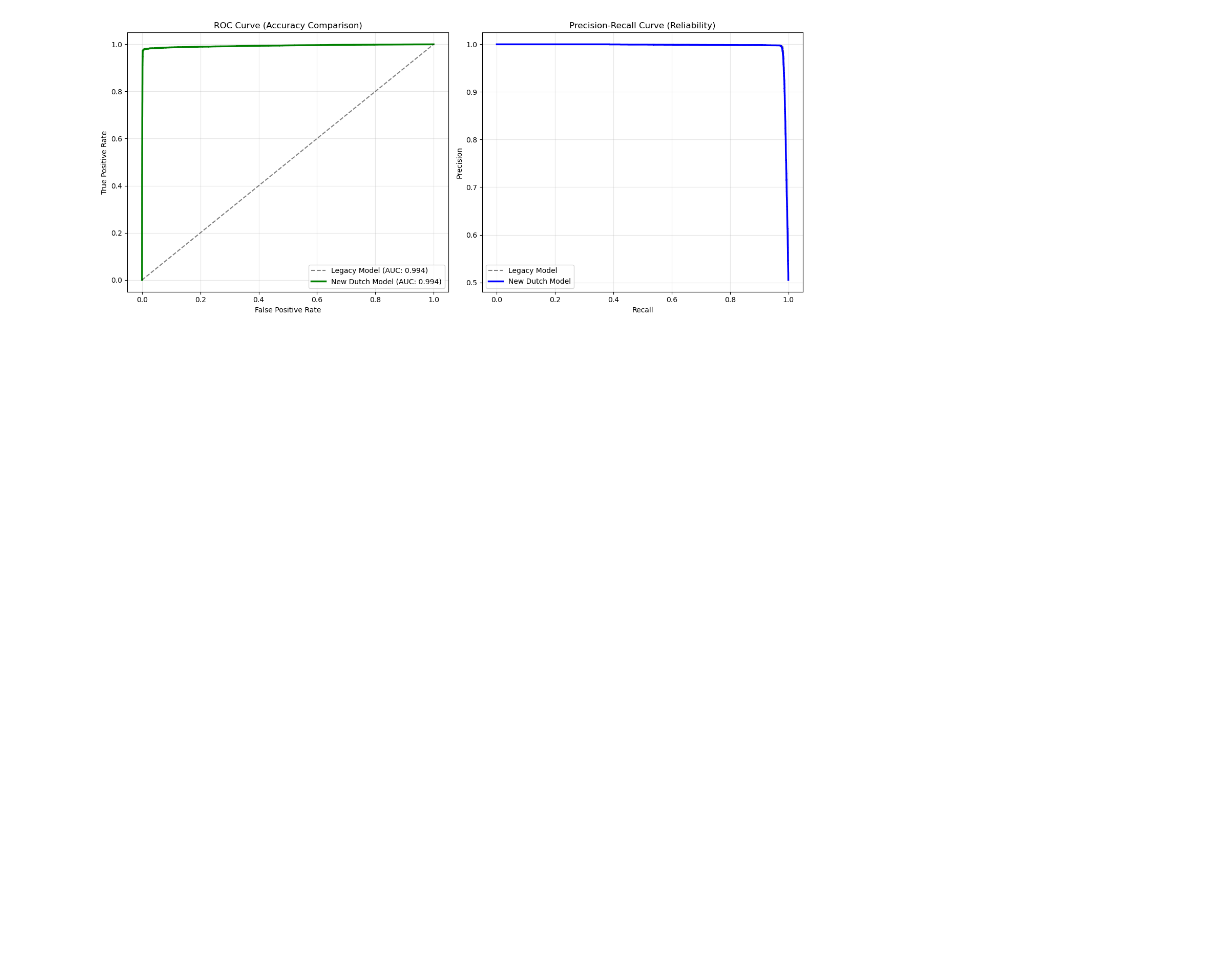
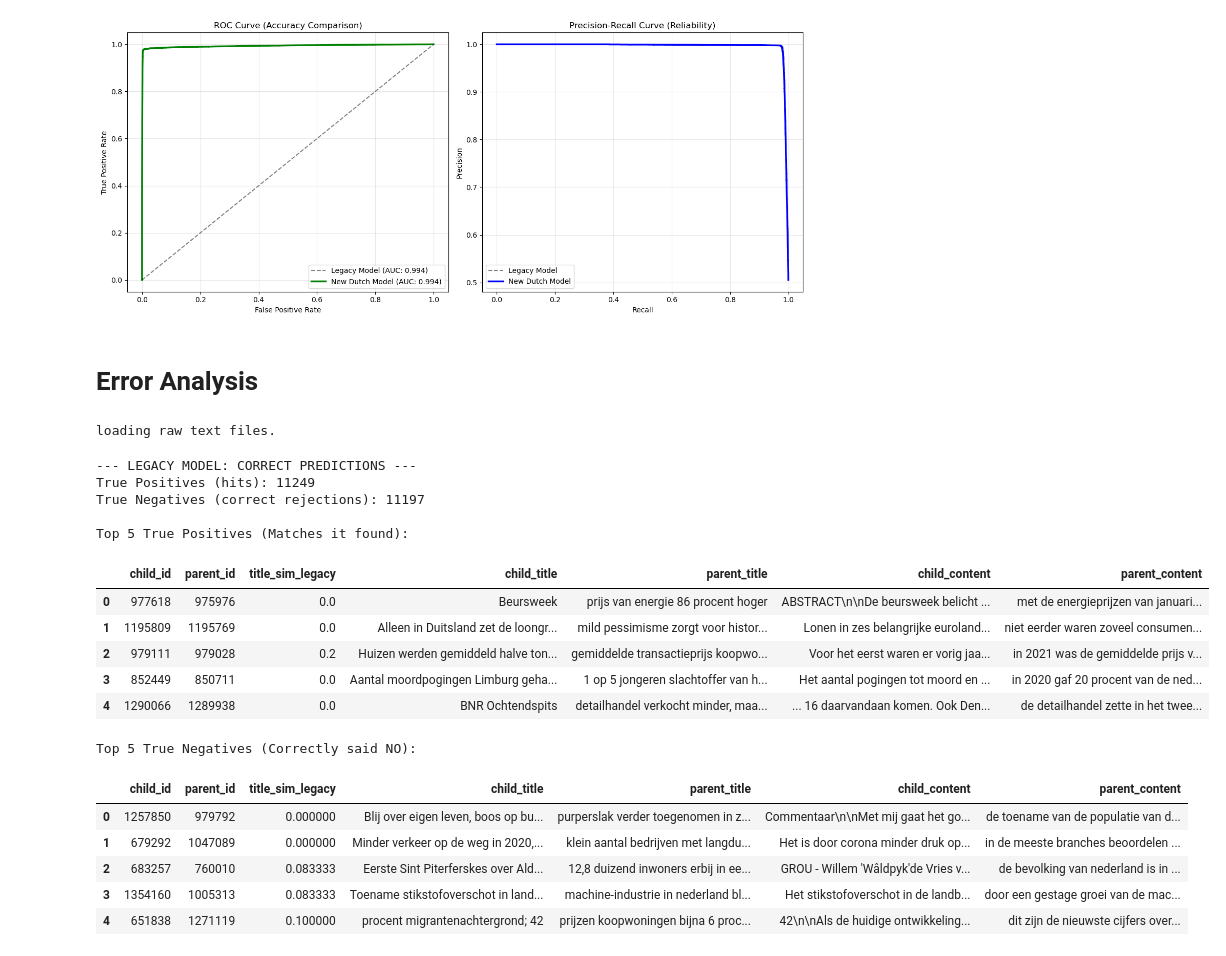
Before and after one commit to slaaziz/CBS, a Jupyter notebook: rf_models_reconstructed.ipynb, the cells around one changed output. Cells and saved outputs as stored; diff of their text form; code cells hidden in the pictures; blank space fills up the shorter version.

```diff
--- a/rf_models_reconstructed.ipynb
+++ b/rf_models_reconstructed.ipynb
@@ -212,3 +210,69 @@ plt.tight_layout()
 plt.show()
 # %% [output]
 [figure]
+# %% [markdown]
+# Error Analysis
+# %%
+# setting pandas to show full text
+pd.set_option('display.max_colwidth', None)
+pd.set_option('display.max_rows', 50)
+
+# loading the big csv files once so we dont have to keep doing it
+print("loading raw text files.")
+# using just the cols we need
+children_df = pd.read_csv('data/full_children.csv', usecols=['id', 'title', 'content'])
+parents_df = pd.read_csv('data/full_parents.csv', usecols=['id', 'title', 'content'])
+
+# renaming to make the merge easy
+children_df = children_df.rename(columns={'id': 'child_id', 'title': 'child_title', 'content': 'child_content'})
+parents_df = parents_df.rename(columns={'id': 'parent_id', 'title': 'parent_title', 'content': 'parent_content'})
+# %% [output]
+loading raw text files.
+# %%
+print("\n--- LEGACY MODEL: CORRECT PREDICTIONS ---")
+
+# loading the legacy model
+with open('model_rf_initial.pkl', 'rb') as f:
+    model_legacy = pickle.load(f)
+
+# predicting
+cols_legacy = ['title_sim_legacy', 'content_sim_legacy', 'date_binary']
+preds_legacy = model_legacy.predict(test_set[cols_legacy])
+df_legacy = test_set.copy()
+df_legacy['pred'] = preds_legacy
+
+# filtering for correct stuff
+tp_legacy = df_legacy[(df_legacy['pred'] == 1) & (df_legacy['match'] == 1)] # true positives
+tn_legacy = df_legacy[(df_legacy['pred'] == 0) & (df_legacy['match'] == 0)] # true negatives
+
+print(f"True Positives (hits): {len(tp_legacy)}")
+print(f"True Negatives (correct rejections): {len(tn_legacy)}")
+
+# displaying content for TP
+print("\nTop 5 True Positives (Matches it found):")
+tp_text = tp_legacy.merge(children_df, on='child_id', how='left').merge(parents_df, on='parent_id', how='left')
+display(tp_text[['child_id', 'parent_id', 'title_sim_legacy', 'child_title', 'parent_title', 'child_content', 'parent_content']].head())
+
+# displaying content for TN
+print("\nTop 5 True Negatives (Correctly said NO):")
+tn_text = tn_legacy.merge(children_df, on='child_id', how='left').merge(parents_df, on='parent_id', how='left')
+display(tn_text[['child_id', 'parent_id', 'title_sim_legacy', 'child_title', 'parent_title', 'child_content', 'parent_content']].head())
+# %% [output]
+--- LEGACY MODEL: CORRECT PREDICTIONS ---
+True Positives (hits): 11249
+True Negatives (correct rejections): 11197
+
+Top 5 True Positives (Matches it found):
+|  | child_id | parent_id | title_sim_legacy | child_title | parent_title | child_content | parent_content |
+| 0 | 977618 | 975976 | 0.0 | Beursweek | prijs van energie 86 procent hoger | ABSTRACT\n\nDe beursweek belicht ... | met de energieprijzen van januari... |
+| 1 | 1195809 | 1195769 | 0.0 | Alleen in Duitsland zet de loongr... | mild pessimisme zorgt voor histor... | Lonen in zes belangrijke euroland... | niet eerder waren zoveel consumen... |
+| 2 | 979111 | 979028 | 0.2 | Huizen werden gemiddeld halve ton... | gemiddelde transactieprijs koopwo... | Voor het eerst waren er vorig jaa... | in 2021 was de gemiddelde prijs v... |
+| 3 | 852449 | 850711 | 0.0 | Aantal moordpogingen Limburg geha... | 1 op 5 jongeren slachtoffer van h... | Het aantal pogingen tot moord en ... | in 2020 gaf 20 procent van de ned... |
+| 4 | 1290066 | 1289938 | 0.0 | BNR Ochtendspits | detailhandel verkocht minder, maa... | ... 16 daarvandaan komen. Ook Den... | de detailhandel zette in het twee... |
+Top 5 True Negatives (Correctly said NO):
+|  | child_id | parent_id | title_sim_legacy | child_title | parent_title | child_content | parent_content |
+| 0 | 1257850 | 979792 | 0.000000 | Blij over eigen leven, boos op bu... | purperslak verder toegenomen in z... | Commentaar\n\nMet mij gaat het go... | de toename van de populatie van d... |
+| 1 | 679292 | 1047089 | 0.000000 | Minder verkeer op de weg in 2020,... | klein aantal bedrijven met langdu... | Het is door corona minder druk op... | in de meeste branches beoordelen ... |
+| 2 | 683257 | 760010 | 0.083333 | Eerste Sint Piterferskes over Ald... | 12,8 duizend inwoners erbij in ee... | GROU - Willem 'Wâldpyk'de Vries v... | de bevolking van nederland is in ... |
+| 3 | 1354160 | 1005313 | 0.083333 | Toename stikstofoverschot in land... | machine-industrie in nederland bl... | Het stikstofoverschot in de landb... | door een gestage groei van de mac... |
+| 4 | 651838 | 1271119 | 0.100000 | procent migrantenachtergrond; 42 | prijzen koopwoningen bijna 6 proc... | 42\n\nAls de huidige ontwikkeling... | dit zijn de nieuwste cijfers over... |
```
Also changed, not shown: parts of 14 cells of this notebook.
